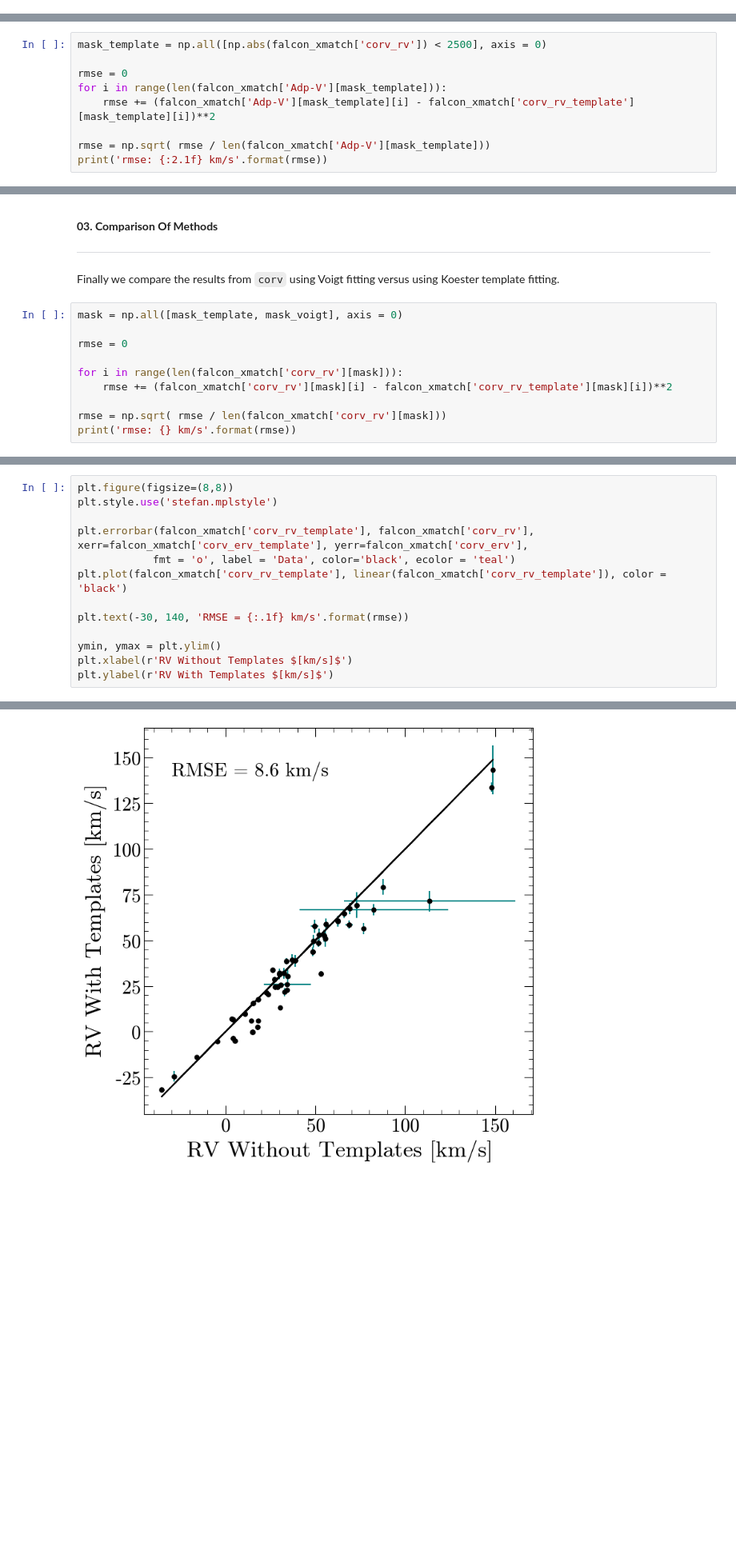
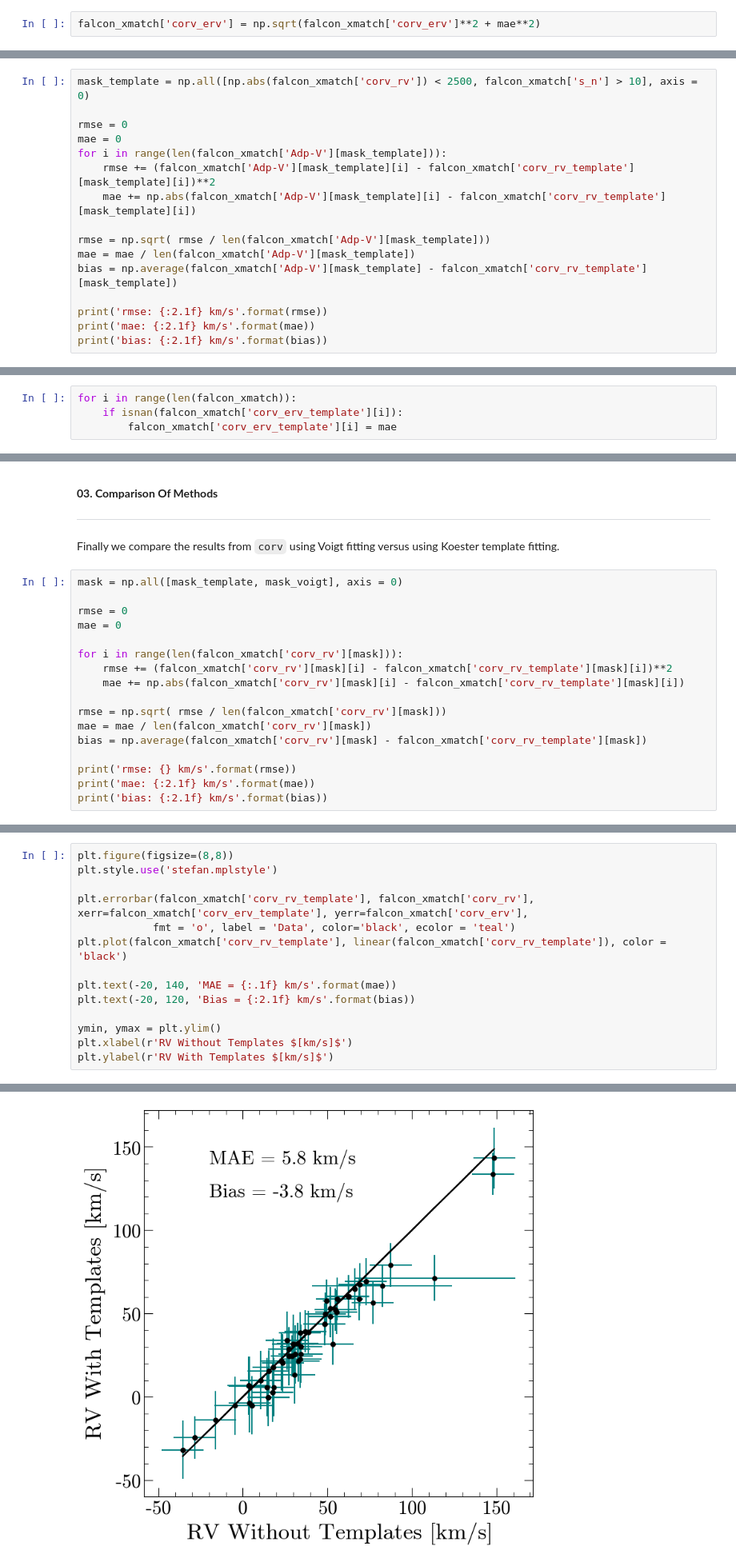
Before and after one commit to stefanarseneau/corv-tutorial, a Jupyter notebook: 02_validation.ipynb, the cells around one changed output, grey strips where cells are left out. Shown: that part at 80% size. Cells and saved outputs as stored; diff of their text form; blank space fills up the shorter version.

```diff
--- a/02_validation.ipynb
+++ b/02_validation.ipynb
@@ -95,3 +110,5 @@ rmse: 19.5 km/s
+# %%
+falcon_xmatch['corv_erv'] = np.sqrt(falcon_xmatch['corv_erv']**2 + mae**2)
 # %%
 def linear(x):
     return x
@@ -152,13 +169,20 @@ for j in tqdm( range(len(falcon_xmatch))):
     falcon_xmatch['corv_rv_template'][j] = (rv_res.params['RV'].value)
     falcon_xmatch['corv_erv_template'][j] = (rv_res.params['RV'].stderr)
 # %%
-mask_template = np.all([np.abs(falcon_xmatch['corv_rv']) < 2500], axis = 0)
+mask_template = np.all([np.abs(falcon_xmatch['corv_rv']) < 2500, falcon_xmatch['s_n'] > 10], axis = 0)
 
 rmse = 0
+mae = 0
 for i in range(len(falcon_xmatch['Adp-V'][mask_template])):
     rmse += (falcon_xmatch['Adp-V'][mask_template][i] - falcon_xmatch['corv_rv_template'][mask_template][i])**2
+    mae += np.abs(falcon_xmatch['Adp-V'][mask_template][i] - falcon_xmatch['corv_rv_template'][mask_template][i])
 
 rmse = np.sqrt( rmse / len(falcon_xmatch['Adp-V'][mask_template]))
+mae = mae / len(falcon_xmatch['Adp-V'][mask_template])
+bias = np.average(falcon_xmatch['Adp-V'][mask_template] - falcon_xmatch['corv_rv_template'][mask_template])
+
 print('rmse: {:2.1f} km/s'.format(rmse))
+print('mae: {:2.1f} km/s'.format(mae))
+print('bias: {:2.1f} km/s'.format(bias))
 # %% [output]
 rmse: 21.1 km/s
@@ -165,3 +191,7 @@ rmse: 21.1 km/s
+# %%
+for i in range(len(falcon_xmatch)):
+    if isnan(falcon_xmatch['corv_erv_template'][i]):
+        falcon_xmatch['corv_erv_template'][i] = mae
 # %%
 plt.figure(figsize=(8,8))
 plt.style.use('stefan.mplstyle')
@@ -191,11 +223,18 @@ Finally we compare the results from `corv` using Voigt fitting versus using Koes
 mask = np.all([mask_template, mask_voigt], axis = 0)
 
 rmse = 0
+mae = 0
 
 for i in range(len(falcon_xmatch['corv_rv'][mask])):
     rmse += (falcon_xmatch['corv_rv'][mask][i] - falcon_xmatch['corv_rv_template'][mask][i])**2
+    mae += np.abs(falcon_xmatch['corv_rv'][mask][i] - falcon_xmatch['corv_rv_template'][mask][i])
 
 rmse = np.sqrt( rmse / len(falcon_xmatch['corv_rv'][mask]))
+mae = mae / len(falcon_xmatch['corv_rv'][mask])
+bias = np.average(falcon_xmatch['corv_rv'][mask] - falcon_xmatch['corv_rv_template'][mask])
+
 print('rmse: {} km/s'.format(rmse))
+print('mae: {:2.1f} km/s'.format(mae))
+print('bias: {:2.1f} km/s'.format(bias))
 # %% [output]
 rmse: 8.649812279599816 km/s
@@ -202,16 +243,17 @@ rmse: 8.649812279599816 km/s
 # %%
 plt.figure(figsize=(8,8))
 plt.style.use('stefan.mplstyle')
 
 plt.errorbar(falcon_xmatch['corv_rv_template'], falcon_xmatch['corv_rv'], xerr=falcon_xmatch['corv_erv_template'], yerr=falcon_xmatch['corv_erv'],
             fmt = 'o', label = 'Data', color='black', ecolor = 'teal')
 plt.plot(falcon_xmatch['corv_rv_template'], linear(falcon_xmatch['corv_rv_template']), color = 'black')
 
-plt.text(-30, 140, 'RMSE = {:.1f} km/s'.format(rmse))
+plt.text(-20, 140, 'MAE = {:.1f} km/s'.format(mae))
+plt.text(-20, 120, 'Bias = {:2.1f} km/s'.format(bias))
 
 ymin, ymax = plt.ylim()
 plt.xlabel(r'RV Without Templates $[km/s]$')
 plt.ylabel(r'RV With Templates $[km/s]$')
 # %% [output]
 Text(0, 0.5, 'RV With Templates $[km/s]$')
-[figure, old version]
+[figure, new version]
```
Also changed, not shown: parts of 6 cells of this notebook, 2 other files.
